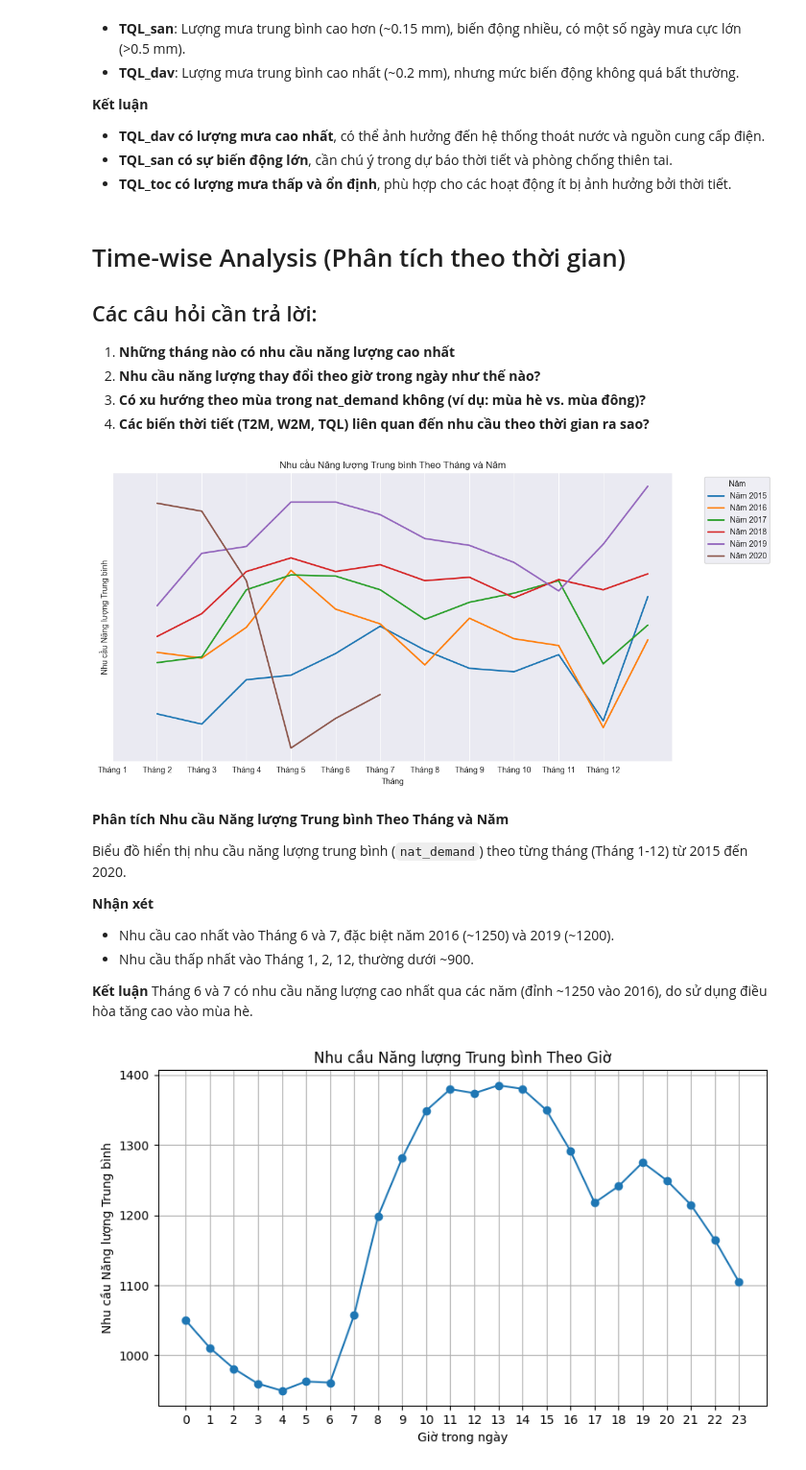
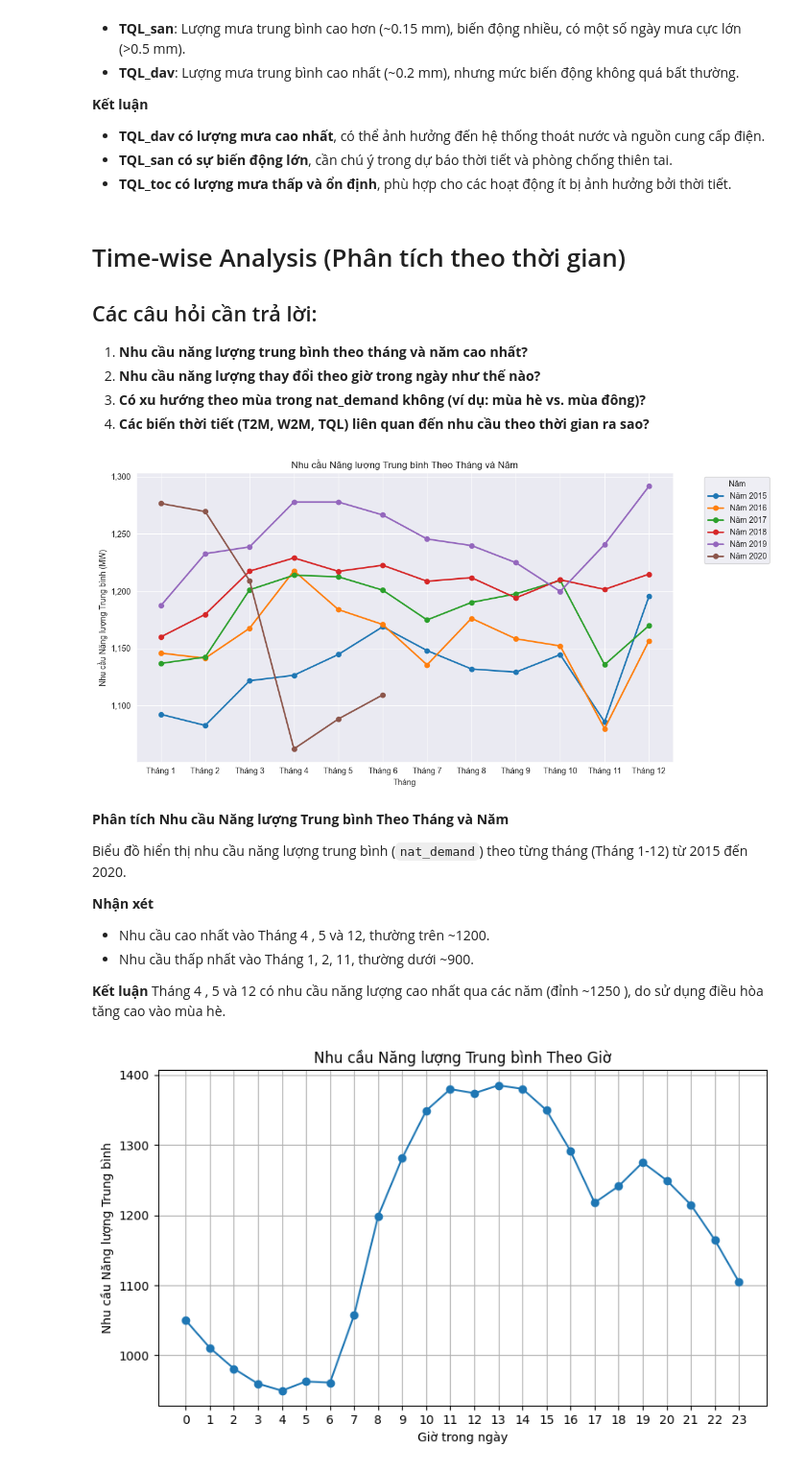
Before and after one commit to dndt413/PPNCKH, a Jupyter notebook: code eda/eda.ipynb, the cells around one changed output. Shown at 96% size. Saved outputs shown, nothing was run; the diff lists cells and outputs as text; code cells hidden in the pictures.

```diff
--- a/code eda/eda.ipynb
+++ b/code eda/eda.ipynb
@@ -202,48 +204,47 @@ plt.show()
 
 ## Các câu hỏi cần trả lời:
 
-1. **Những tháng nào có nhu cầu năng lượng cao nhất**
+1. **Nhu cầu năng lượng trung bình theo tháng và năm cao nhất?**
 2. **Nhu cầu năng lượng thay đổi theo giờ trong ngày như thế nào?**
 3. **Có xu hướng theo mùa trong nat_demand không (ví dụ: mùa hè vs. mùa đông)?**
 4. **Các biến thời tiết (T2M, W2M, TQL) liên quan đến nhu cầu theo thời gian ra sao?**
 # %%
-# 1. Những tháng nào có nhu cầu năng lượng cao nhất?
+# 1. Nhu cầu năng lượng trung bình theo tháng và năm cao nhất?
 df['Month'] = df.index.month
 df['Year'] = df.index.year
-
-# Tính toán nhu cầu năng lượng trung bình theo từng tháng và từng năm
-monthly_avg = df.groupby(['Year', 'Month'])['nat_demand'].mean()  # Thay 'demand' bằng tên đúng của cột
-
-# Vẽ biểu đồ đường với các năm là các đường khác nhau
+# Tính toán nhu cầu năng lượng trung bình theo từng tháng và năm
+monthly_avg = df.groupby(['Year', 'Month'])['nat_demand'].mean()
+# Vẽ biểu đồ
 plt.figure(figsize=(12, 6))
-
-# Dùng vòng lặp để vẽ từng năm một
 for year in monthly_avg.index.get_level_values('Year').unique():
-    monthly_avg.loc[year].plot(label=f'Năm {year}', linewidth=2)
-
-# Thêm tiêu đề và các nhãn bằng tiếng Việt
+    monthly_avg.loc[year].plot(label=f'Năm {year}', linewidth=2, marker='o')  # Thêm marker cho dễ nhìn
+# Thêm tiêu đề và nhãn
 plt.title('Nhu cầu Năng lượng Trung bình Theo Tháng và Năm')
 plt.xlabel('Tháng')
-plt.ylabel('Nhu cầu Năng lượng Trung bình')
-plt.xticks(range(12), ['Tháng 1', 'Tháng 2', 'Tháng 3', 'Tháng 4', 'Tháng 5', 'Tháng 6',
-                       'Tháng 7', 'Tháng 8', 'Tháng 9', 'Tháng 10', 'Tháng 11', 'Tháng 12'])
+plt.ylabel('Nhu cầu Năng lượng Trung bình (MW)')  # Thêm đơn vị nếu biết
+# Đổi nhãn trục X thành tiếng Việt
+plt.xticks(range(1, 13), ['Tháng 1', 'Tháng 2', 'Tháng 3', 'Tháng 4', 'Tháng 5', 'Tháng 6',
+                          'Tháng 7', 'Tháng 8', 'Tháng 9', 'Tháng 10', 'Tháng 11', 'Tháng 12'])
+# Format trục Y để hiển thị mốc rõ ràng và đẹp hơn
+ax = plt.gca()
+ax.yaxis.set_major_formatter(ticker.FuncFormatter(lambda x, _: f'{x:,.0f}'))  # Dấu phẩy ngăn cách hàng nghìn
 plt.legend(title="Năm", bbox_to_anchor=(1.05, 1), loc='upper left')
 plt.grid(True)
 plt.tight_layout()
 plt.show()
 # %% [output]
-[figure, old version]
+[figure, new version]
 # %% [markdown]
 **Phân tích Nhu cầu Năng lượng Trung bình Theo Tháng và Năm**
 
 Biểu đồ hiển thị nhu cầu năng lượng trung bình (`nat_demand`) theo từng tháng (Tháng 1-12) từ 2015 đến 2020.
 
 **Nhận xét**
-- Nhu cầu cao nhất vào Tháng 6 và 7, đặc biệt năm 2016 (~1250) và 2019 (~1200).
-- Nhu cầu thấp nhất vào Tháng 1, 2, 12, thường dưới ~900.
+- Nhu cầu cao nhất vào Tháng 4 , 5 và 12, thường trên ~1200.
+- Nhu cầu thấp nhất vào Tháng 1, 2, 11, thường dưới ~900.
 
 **Kết luận**
-Tháng 6 và 7 có nhu cầu năng lượng cao nhất qua các năm (đỉnh ~1250 vào 2016), do sử dụng điều hòa tăng cao vào mùa hè.
+Tháng 4 , 5 và 12 có nhu cầu năng lượng cao nhất qua các năm (đỉnh ~1250 ), do sử dụng điều hòa tăng cao vào mùa hè.
 # %%
 # 2. Nhu cầu năng lượng thay đổi theo giờ trong ngày như thế nào?
 hourly_demand = df.groupby(df.index.hour)['nat_demand'].mean()
```
Also changed, not shown: parts of 1 cell of this notebook.
